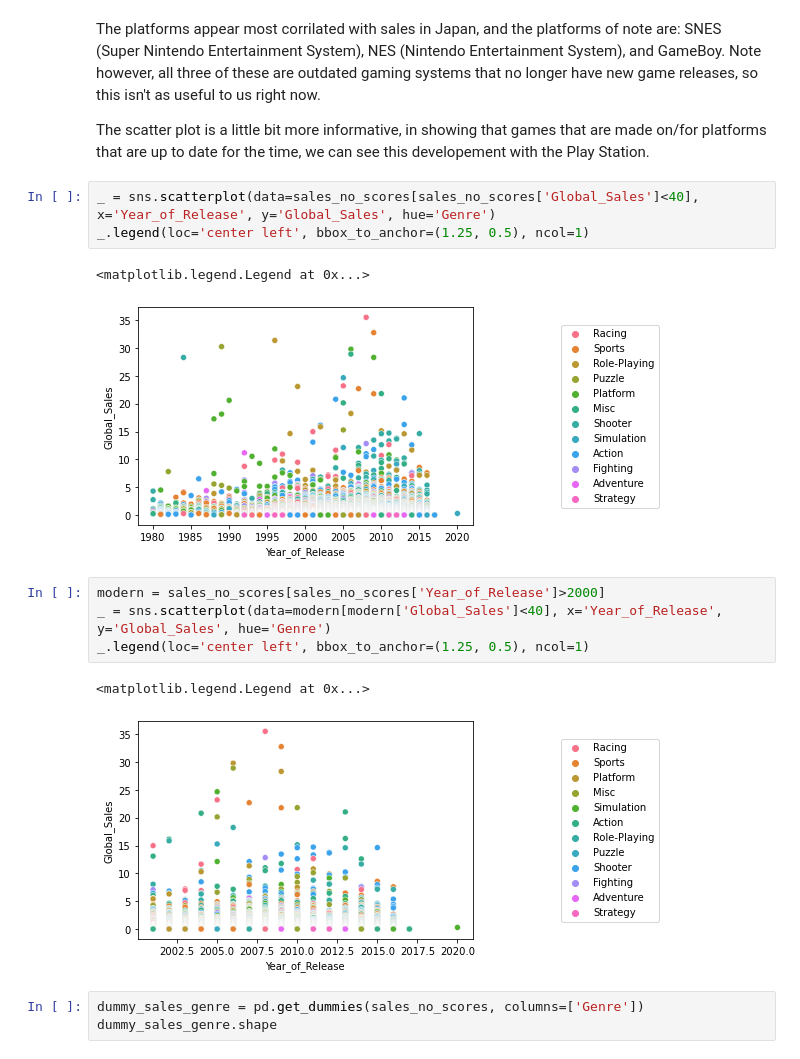
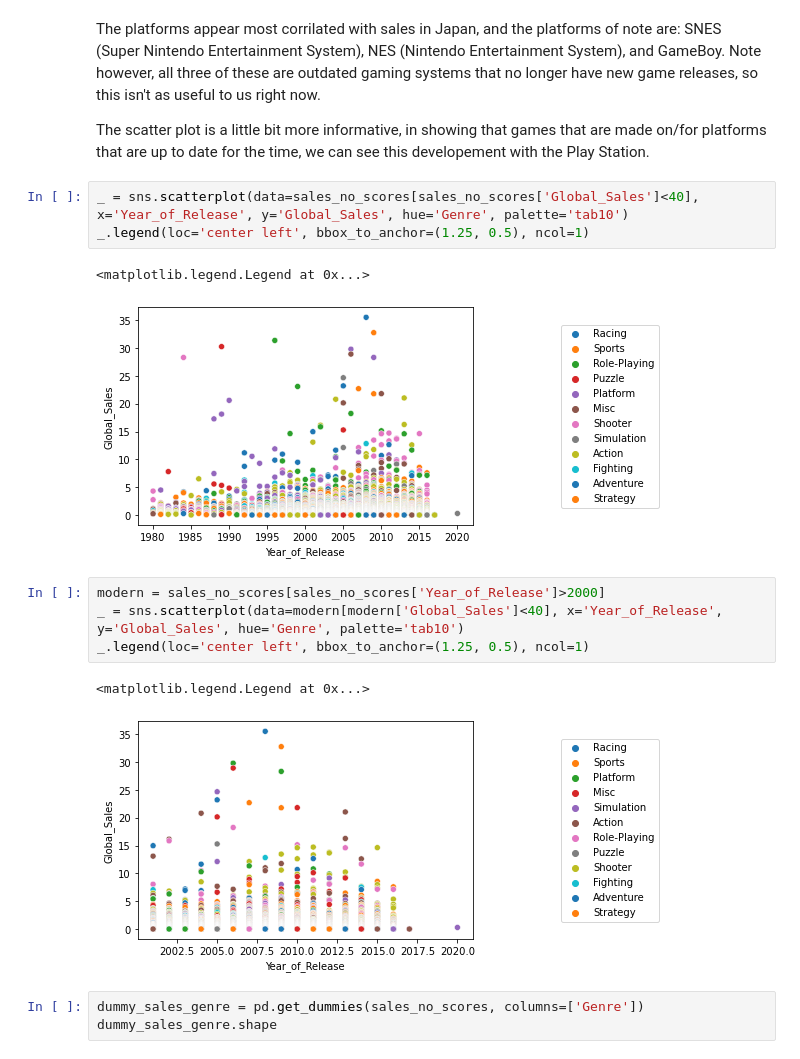
Before and after one commit to mlu004/Capstone2-Video-Game-Popularity, a Jupyter notebook: Video_Game_EDA.ipynb, the cells around one changed output. Drawn from its saved outputs; the diff is of its cells as text.

```diff
--- a/Video_Game_EDA.ipynb
+++ b/Video_Game_EDA.ipynb
@@ -497,18 +525,18 @@ The platforms appear most corrilated with sales in Japan, and the platforms of n
 
 The scatter plot is a little bit more informative, in showing that games that are made on/for platforms that are up to date for the time, we can see this developement with the Play Station.
 # %%
-_ = sns.scatterplot(data=sales_no_scores[sales_no_scores['Global_Sales']<40], x='Year_of_Release', y='Global_Sales', hue='Genre')
+_ = sns.scatterplot(data=sales_no_scores[sales_no_scores['Global_Sales']<40], x='Year_of_Release', y='Global_Sales', hue='Genre', palette='tab10')
 _.legend(loc='center left', bbox_to_anchor=(1.25, 0.5), ncol=1)
 # %% [output]
 <matplotlib.legend.Legend at 0x...>
-[figure, old version]
+[figure, new version]
 # %%
 modern = sales_no_scores[sales_no_scores['Year_of_Release']>2000]
-_ = sns.scatterplot(data=modern[modern['Global_Sales']<40], x='Year_of_Release', y='Global_Sales', hue='Genre')
+_ = sns.scatterplot(data=modern[modern['Global_Sales']<40], x='Year_of_Release', y='Global_Sales', hue='Genre', palette='tab10')
 _.legend(loc='center left', bbox_to_anchor=(1.25, 0.5), ncol=1)
 # %% [output]
 <matplotlib.legend.Legend at 0x...>
-[figure, old version]
+[figure, new version]
 # %%
 dummy_sales_genre = pd.get_dummies(sales_no_scores, columns=['Genre'])
 dummy_sales_genre.shape
```
Also changed, not shown: parts of 88 cells of this notebook.
